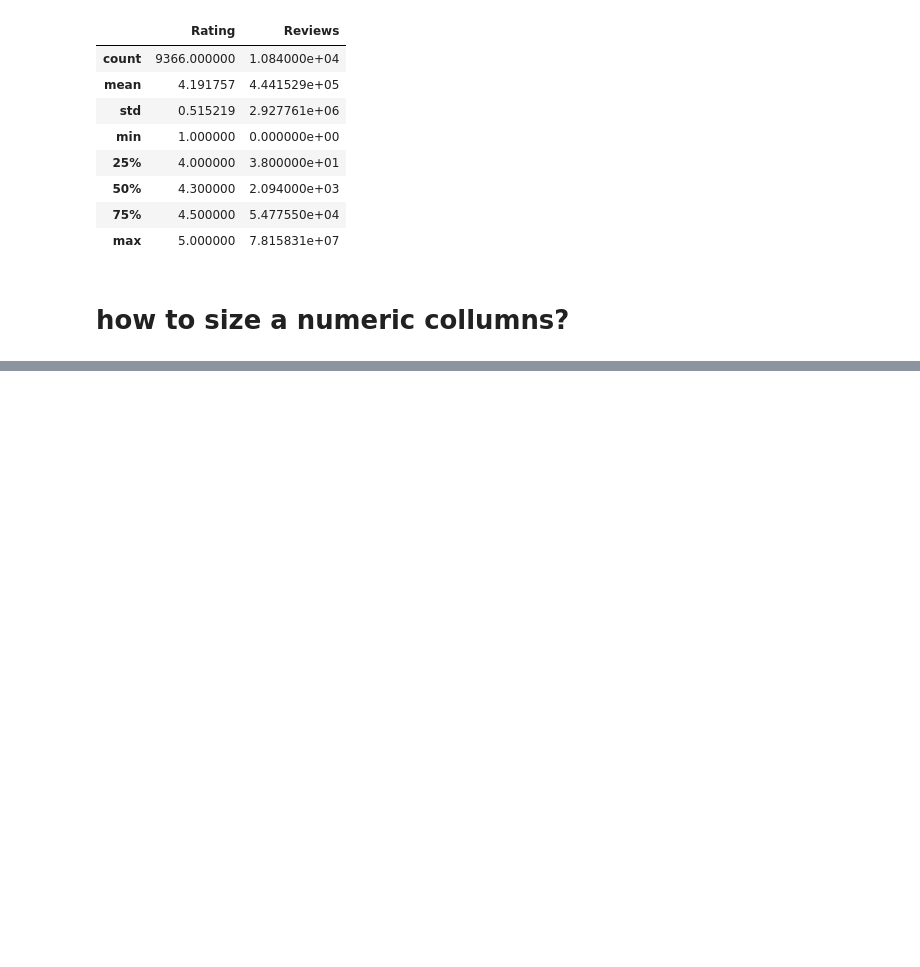
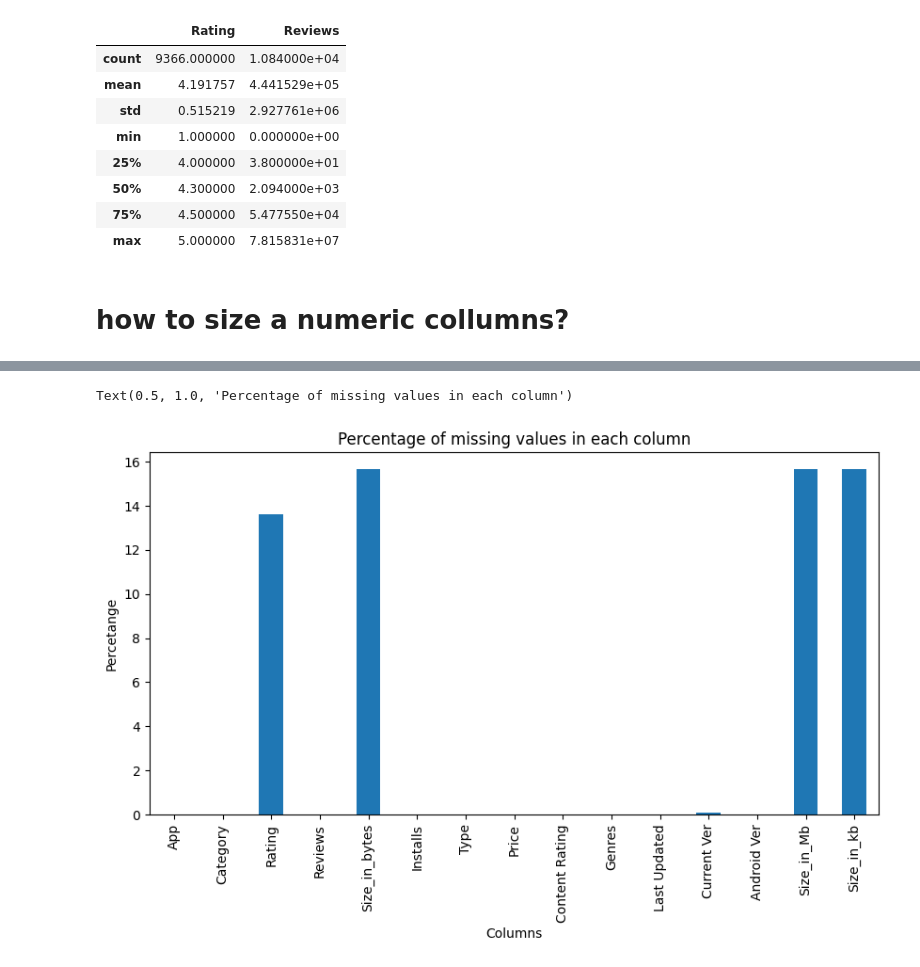
Before and after one commit to shahraibali/AI---DS, a Jupyter notebook: pandas_tips_tricks/EDA_google_play.ipynb, the cells around one changed output, grey strips where cells are left out. Saved outputs shown, nothing was run; the diff lists cells and outputs as text; code cells hidden in the pictures; blank space fills up the shorter version.

```diff
--- a/pandas_tips_tricks/EDA_google_play.ipynb
+++ b/pandas_tips_tricks/EDA_google_play.ipynb
@@ -84,0 +427,13 @@ df.describe()
+# %%
+#make figure size
+plt.figure(figsize=(10, 5))
+# plot the null values by their percentage in each columns
+miss_per=df.isnull().sum()/len(df)*100
+miss_per.plot(kind='bar')
+# add the labels
+plt.xlabel('Columns')
+plt.ylabel('Percetange')
+plt.title('Percentage of missing values in each column')
+# %% [output]
+Text(0.5, 1.0, 'Percentage of missing values in each column')
+[figure, added]
```
Also changed, not shown: parts of 46 cells of this notebook, 15 other files.
